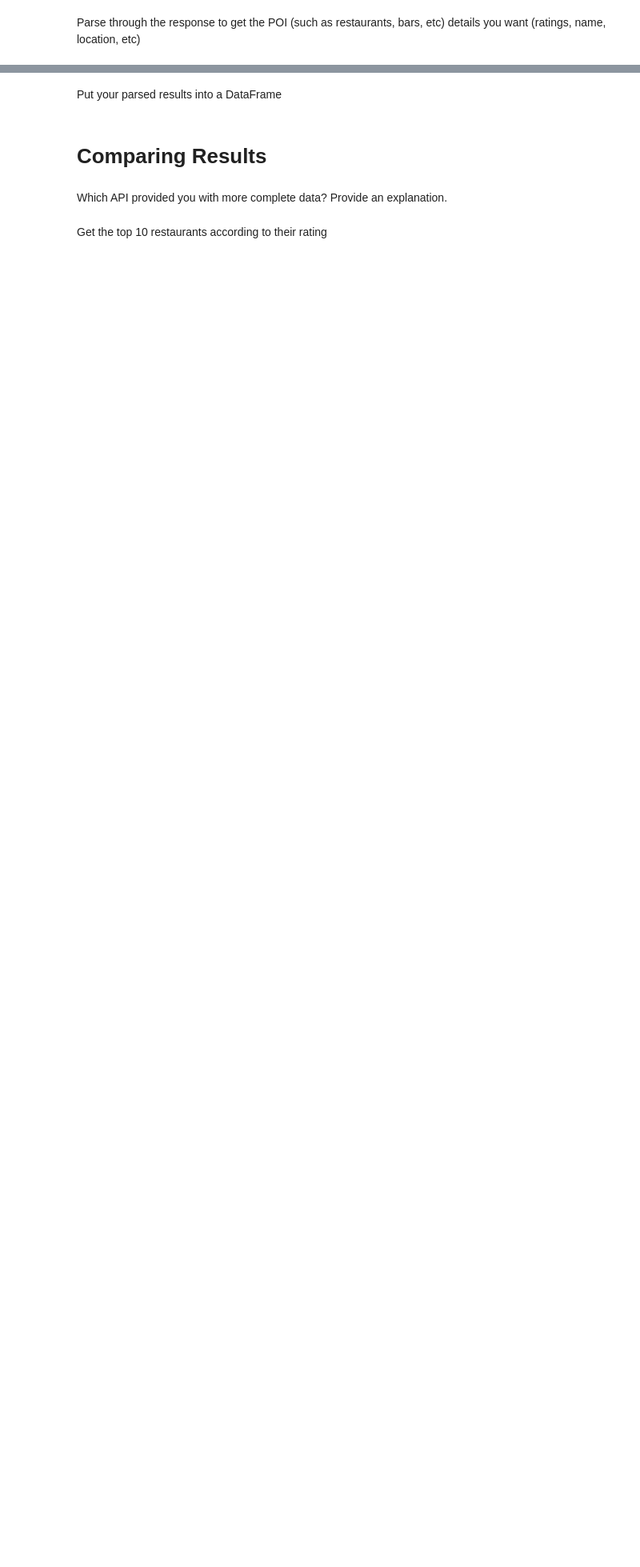
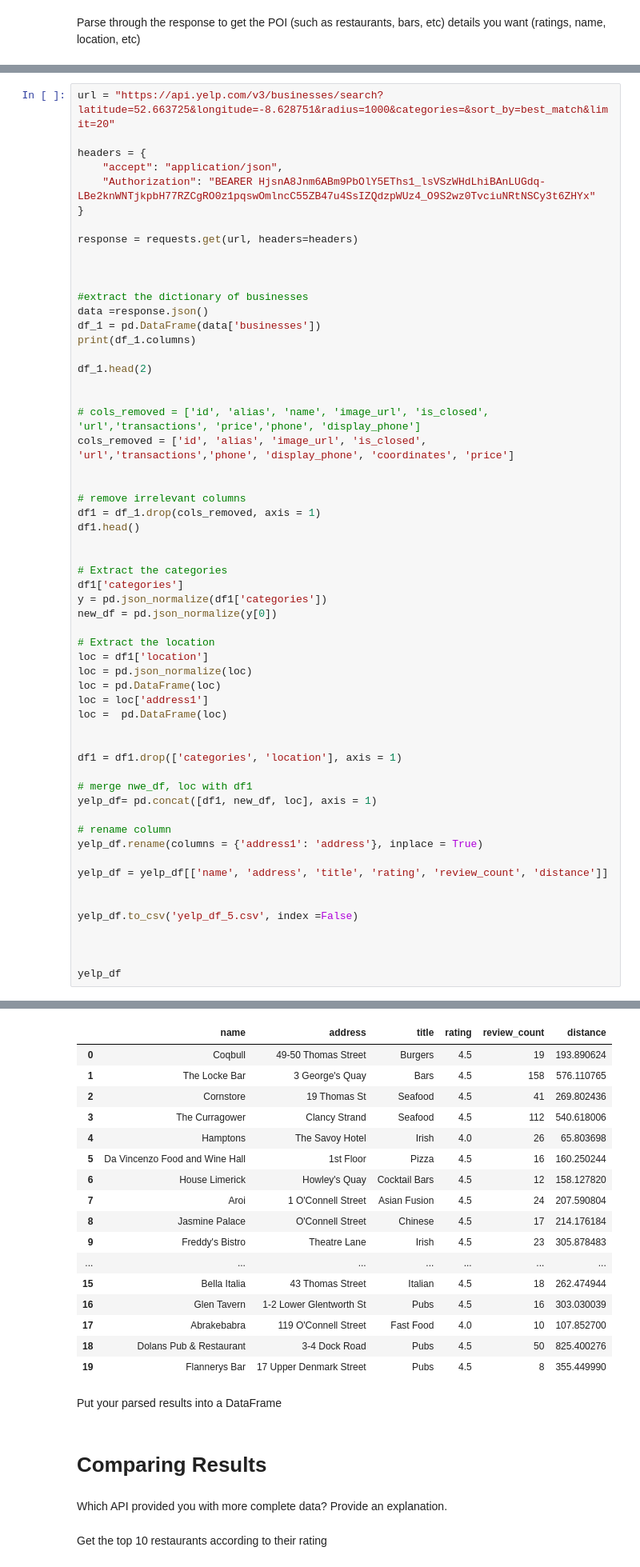
Before and after one commit to jenniferzhao2023/Mid_Term_Project, a Jupyter notebook: Project-Python_Statistics/notebooks/yelp_foursquare_EDA.ipynb, the cells around one changed output, grey strips where cells are left out. Shown at 80% size. Cells and saved outputs as stored; diff of their text form; blank space fills up the shorter version.

```diff
--- a/Project-Python_Statistics/notebooks/yelp_foursquare_EDA.ipynb
+++ b/Project-Python_Statistics/notebooks/yelp_foursquare_EDA.ipynb
@@ -16,0 +741,59 @@ Parse through the response to get the POI (such as restaurants, bars, etc) detai
+# %%
+url = "https://api.yelp.com/v3/businesses/search?latitude=52.663725&longitude=-8.628751&radius=1000&categories=&sort_by=best_match&limit=20"
+
+headers = {
+    "accept": "application/json",
+    "Authorization": "BEARER HjsnA8Jnm6ABm9PbOlY5EThs1_lsVSzWHdLhiBAnLUGdq-LBe2knWNTjkpbH77RZCgRO0z1pqswOmlncC55ZB47u4SsIZQdzpWUz4_O9S2wz0TvciuNRtNSCy3t6ZHYx"
+}
+
+response = requests.get(url, headers=headers)
+
+
+
+#extract the dictionary of businesses
+data =response.json()
+df_1 = pd.DataFrame(data['businesses'])
+print(df_1.columns)
+
+df_1.head(2)
+
+
+# cols_removed = ['id', 'alias', 'name', 'image_url', 'is_closed', 'url','transactions', 'price','phone', 'display_phone']
+cols_removed = ['id', 'alias', 'image_url', 'is_closed', 'url','transactions','phone', 'display_phone', 'coordinates', 'price']
+
+
+# remove irrelevant columns
+df1 = df_1.drop(cols_removed, axis = 1)
+df1.head()
+
+
+# Extract the categories
+df1['categories']
+y = pd.json_normalize(df1['categories'])
+new_df = pd.json_normalize(y[0])
+
+# Extract the location
+loc = df1['location']
+loc = pd.json_normalize(loc)
+loc = pd.DataFrame(loc)
+loc = loc['address1']
+loc =  pd.DataFrame(loc)
+
+
+df1 = df1.drop(['categories', 'location'], axis = 1)
+
+# merge nwe_df, loc with df1
+yelp_df= pd.concat([df1, new_df, loc], axis = 1)
+
+# rename column
+yelp_df.rename(columns = {'address1': 'address'}, inplace = True)
+
+yelp_df = yelp_df[['name', 'address', 'title', 'rating', 'review_count', 'distance']]
+
+
+yelp_df.to_csv('yelp_df_5.csv', index =False)
+
+
+
+yelp_df
+# %% [output]
@@ -17,3 +804,20 @@ Parse through the response to get the POI (such as restaurants, bars, etc) detai
+|  | name | address | title | rating | review_count | distance |
+| 0 | Coqbull | 49-50 Thomas Street | Burgers | 4.5 | 19 | 193.890624 |
+| 1 | The Locke Bar | 3 George's Quay | Bars | 4.5 | 158 | 576.110765 |
+| 2 | Cornstore | 19 Thomas St | Seafood | 4.5 | 41 | 269.802436 |
+| 3 | The Curragower | Clancy Strand | Seafood | 4.5 | 112 | 540.618006 |
+| 4 | Hamptons | The Savoy Hotel | Irish | 4.0 | 26 | 65.803698 |
+| 5 | Da Vincenzo Food and Wine Hall | 1st Floor | Pizza | 4.5 | 16 | 160.250244 |
+| 6 | House Limerick | Howley's Quay | Cocktail Bars | 4.5 | 12 | 158.127820 |
+| 7 | Aroi | 1 O'Connell Street | Asian Fusion | 4.5 | 24 | 207.590804 |
+| 8 | Jasmine Palace | O'Connell Street | Chinese | 4.5 | 17 | 214.176184 |
+| 9 | Freddy's Bistro | Theatre Lane | Irish | 4.5 | 23 | 305.878483 |
+| ... | ... | ... | ... | ... | ... | ... |
+| 15 | Bella Italia | 43 Thomas Street | Italian | 4.5 | 18 | 262.474944 |
+| 16 | Glen Tavern | 1-2 Lower Glentworth St | Pubs | 4.5 | 16 | 303.030039 |
+| 17 | Abrakebabra | 119 O'Connell Street | Fast Food | 4.0 | 10 | 107.852700 |
+| 18 | Dolans Pub & Restaurant | 3-4 Dock Road | Pubs | 4.5 | 50 | 825.400276 |
+| 19 | Flannerys Bar | 17 Upper Denmark Street | Pubs | 4.5 | 8 | 355.449990 |
 # %% [markdown]
 Put your parsed results into a DataFrame
 # %% [markdown]
```
Also changed, not shown: parts of 72 cells of this notebook, 16 other files.
